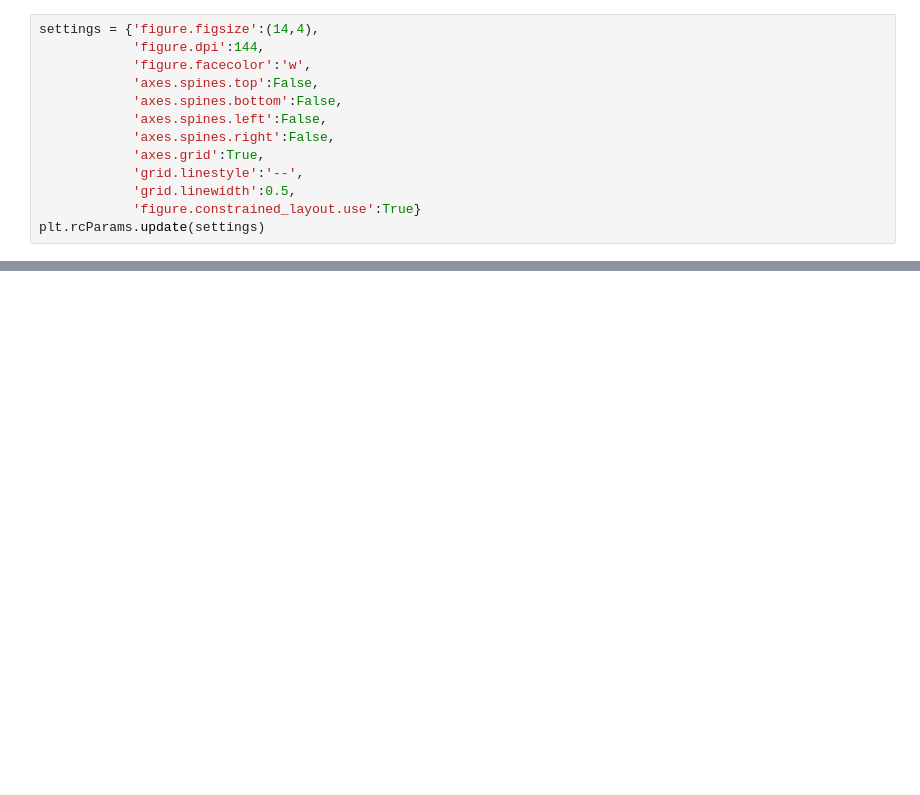
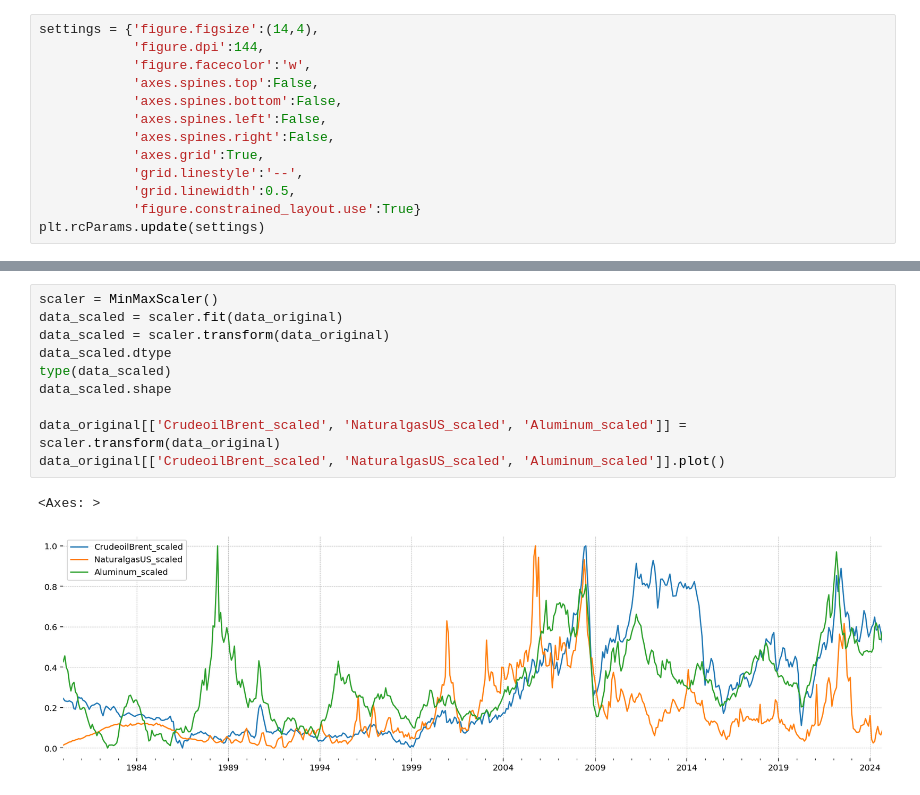
Before and after one commit to powell001/API_Data, a Jupyter notebook: code/googleFinance.ipynb, the cells around one changed output, grey strips where cells are left out. Saved outputs shown, nothing was run; the diff lists cells and outputs as text; blank space fills up the shorter version.

```diff
--- a/code/googleFinance.ipynb
+++ b/code/googleFinance.ipynb
@@ -64,0 +94,13 @@ hist['Close'].plot()
+# %%
+scaler = MinMaxScaler()
+data_scaled = scaler.fit(data_original)
+data_scaled = scaler.transform(data_original)
+data_scaled.dtype
+type(data_scaled)
+data_scaled.shape
+
+data_original[['CrudeoilBrent_scaled', 'NaturalgasUS_scaled', 'Aluminum_scaled']] = scaler.transform(data_original)
+data_original[['CrudeoilBrent_scaled', 'NaturalgasUS_scaled', 'Aluminum_scaled']].plot()
+# %% [output]
+<Axes: >
+[figure, added]
```
Also changed, not shown: parts of 11 cells of this notebook, 3 other files.
